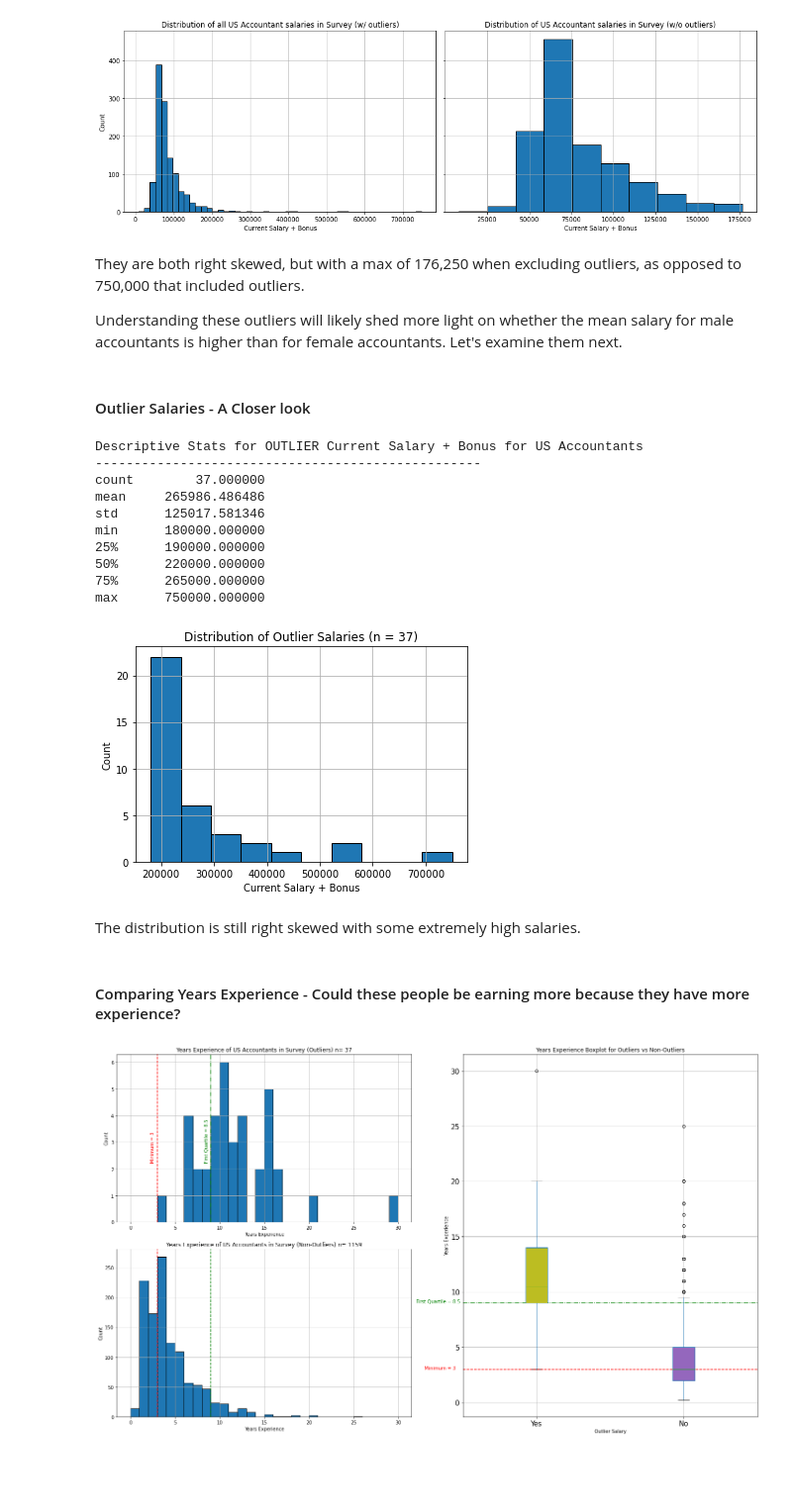
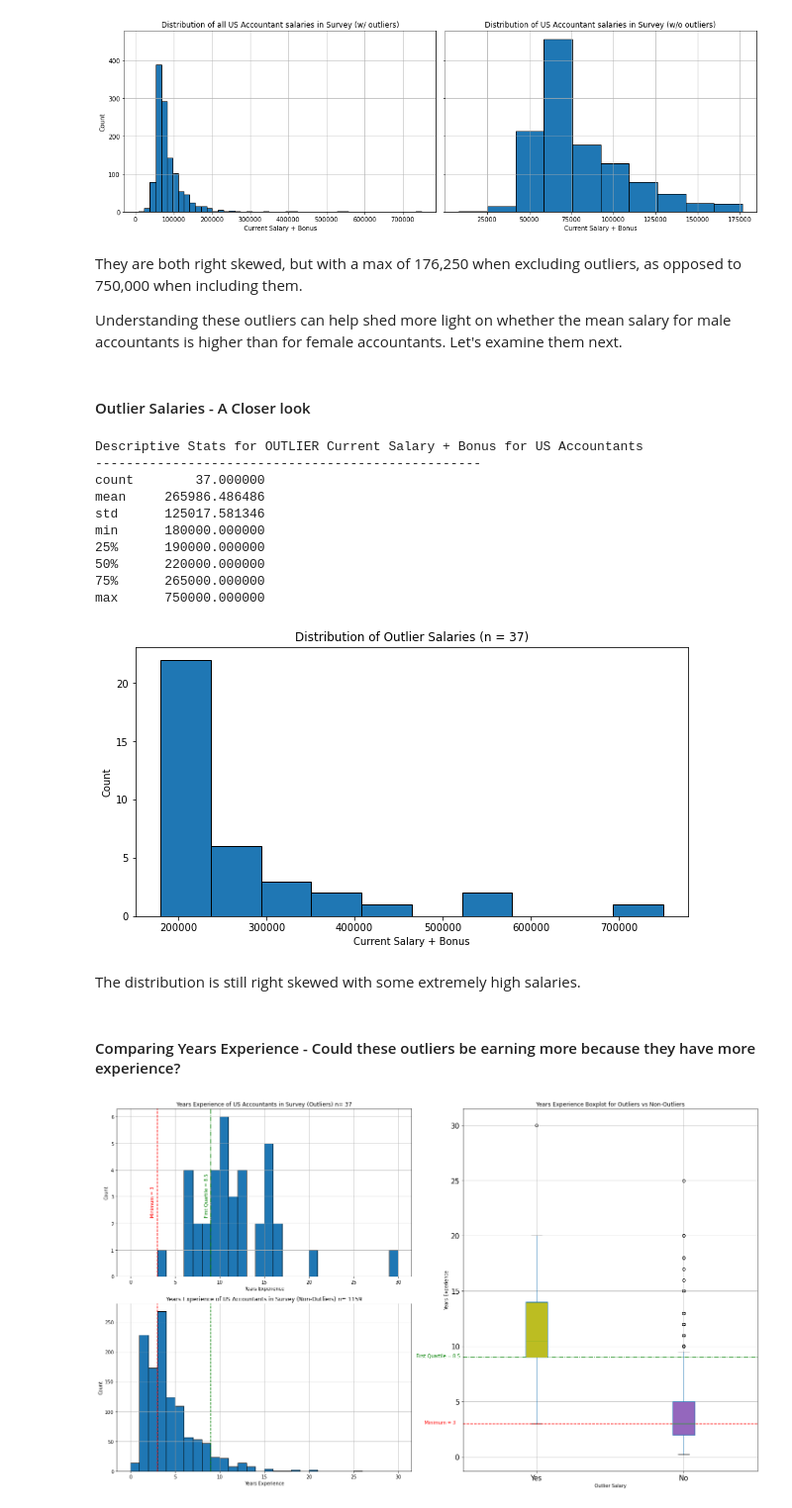
Before and after one commit to papir805/accounting_analysis, a Jupyter notebook: accounting_eda.ipynb, the cells around one changed output. Shown at 99% size. Cells and saved outputs as stored; diff of their text form; code cells hidden in the pictures; blank space fills up the shorter version.

```diff
--- a/accounting_eda.ipynb
+++ b/accounting_eda.ipynb
@@ -495,45 +485,47 @@ Descriptive stats for Current Salary + Bonus for US Accountants, WITHOUT outlier
 max      176250.000000
 [figure]
 # %% [markdown]
-They are both right skewed, but with a max of 176,250 when excluding outliers, as opposed to 750,000 that included outliers.
+They are both right skewed, but with a max of 176,250 when excluding outliers, as opposed to 750,000 when including them.
 
-Understanding these outliers will likely shed more light on whether the mean salary for male accountants is higher than for female accountants.  Let's examine them next.
+Understanding these outliers can help shed more light on whether the mean salary for male accountants is higher than for female accountants.  Let's examine them next.
 # %% [markdown]
 #### Outlier Salaries - A Closer look
 # %%
 # Create a function to label an entry in our dataframe as an outlier or not
 
 def is_it_an_outlier(x):
     if x >= lower_fence and x<= upper_fence:
         return 'No'
     else:
         return 'Yes'
 us_accounting['Outlier Salary'] = us_accounting['Current Salary + Bonus'].apply(is_it_an_outlier)
 
 print('Descriptive Stats for OUTLIER Current Salary + Bonus for US Accountants')
 print('-'*50)
 print(salary_outliers['Current Salary + Bonus'].describe().to_string())
 print()
-fig5 = plt.figure()
+fig5 = plt.figure(figsize=(10,5))
 ax5 = fig5.add_subplot(111)
 ax5.set(title='Distribution of Outlier Salaries (n = ' + str(num_accountants_outliers) + ')', xlabel='Current Salary + Bonus', ylabel='Count')
-salary_outliers['Current Salary + Bonus'].hist(edgecolor='black');
+
+N, bins, patches = ax5.hist(salary_outliers['Current Salary + Bonus'], edgecolor='black')
+#patches[9].set_facecolor('red');
 # %% [output]
 Descriptive Stats for OUTLIER Current Salary + Bonus for US Accountants
 --------------------------------------------------
 count        37.000000
 mean     265986.486486
 std      125017.581346
 min      180000.000000
 25%      190000.000000
 50%      220000.000000
 75%      265000.000000
 max      750000.000000
-[figure, old version]
+[figure, new version]
 # %% [markdown]
 The distribution is still right skewed with some extremely high salaries.
 # %% [markdown]
-#### Comparing Years Experience - Could these people be earning more because they have more experience?
+#### Comparing Years Experience - Could these outliers be earning more because they have more experience?
 # %%
 yes_no_clrs = ['tab:purple', 'tab:olive']
 figure = plt.figure(figsize=(20,12))
```
Also changed, not shown: parts of 57 cells of this notebook.
